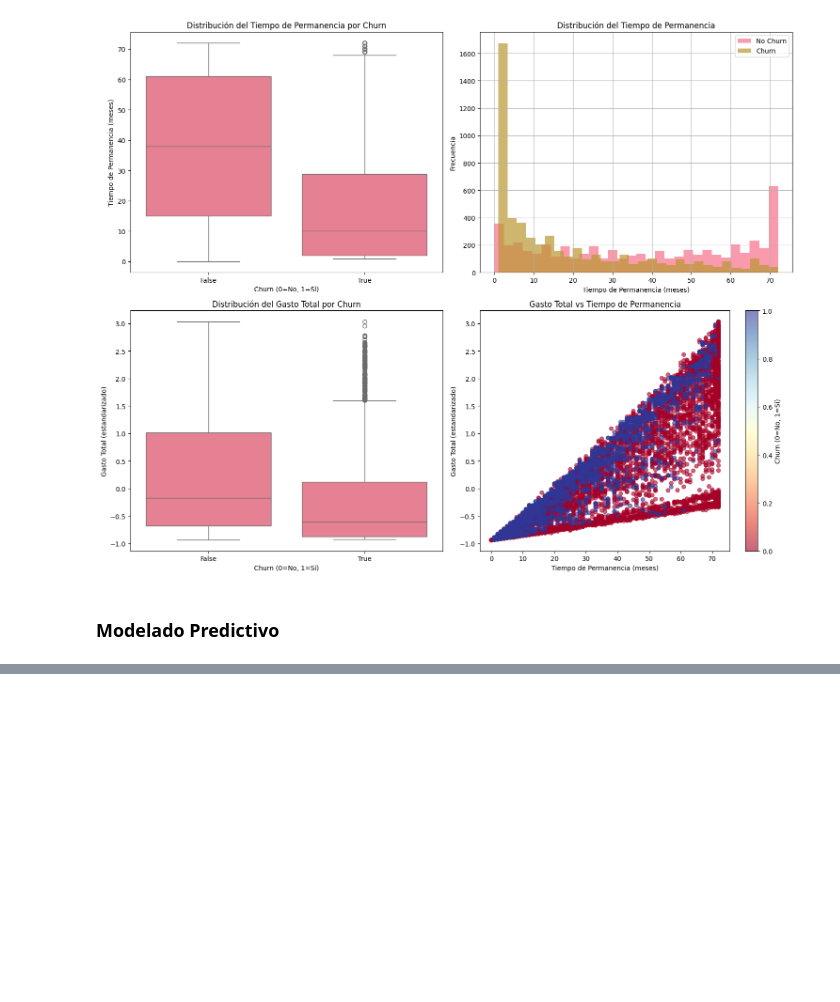
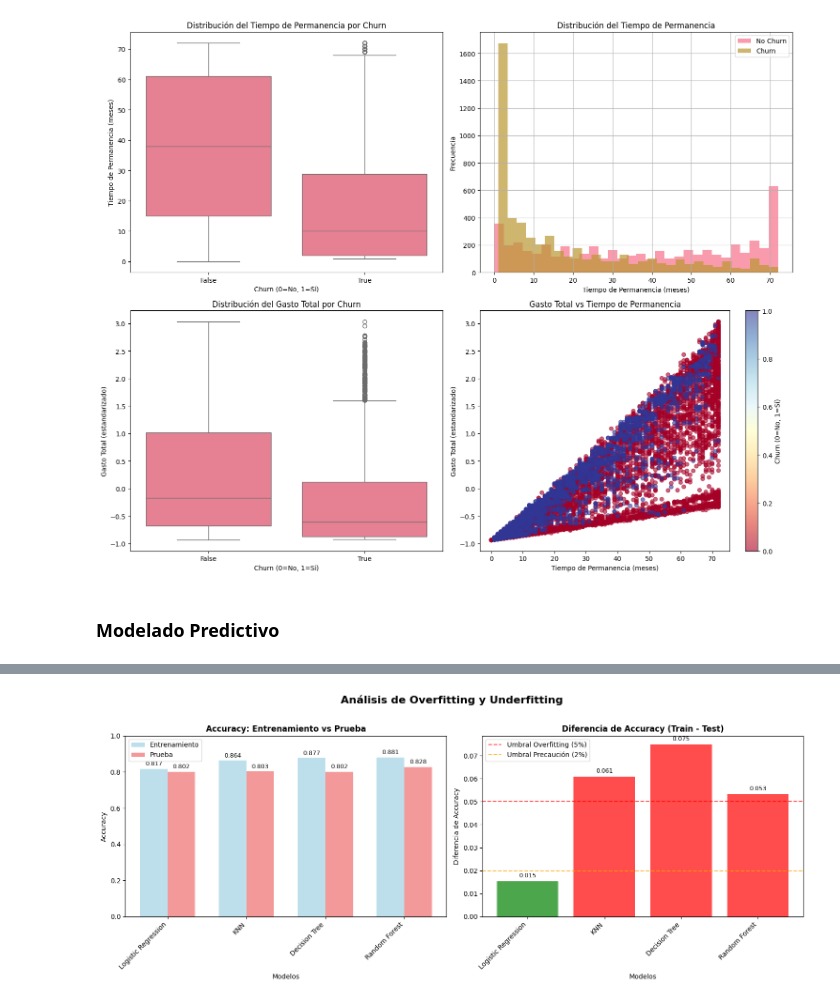
Before and after one commit to Smejia2002/telecomX_prediction, a Jupyter notebook: notebooks/telecomX_parte2.ipynb, the cells around one changed output, grey strips where cells are left out. Drawn from its saved outputs; the diff is of its cells as text; code cells hidden in the pictures; blank space fills up the shorter version.

```diff
--- a/notebooks/telecomX_parte2.ipynb
+++ b/notebooks/telecomX_parte2.ipynb
@@ -267,0 +1248,88 @@ plt.show()
+# %%
+# PASO 6: VISUALIZACIÓN DEL ANÁLISIS DE OVERFITTING/UNDERFITTING
+
+print("\n=== VISUALIZACIÓN DEL ANÁLISIS ===")
+
+# Crear DataFrame para visualización
+df_analisis = pd.DataFrame.from_dict(resultados_analisis, orient='index')
+df_analisis.reset_index(inplace=True)
+df_analisis.rename(columns={'index': 'modelo'}, inplace=True)
+
+# Crear visualización
+fig, axes = plt.subplots(1, 2, figsize=(15, 6))
+
+# Gráfico 1: Comparación Train vs Test Accuracy
+x_pos = np.arange(len(df_analisis))
+width = 0.35
+
+bars1 = axes[0].bar(x_pos - width/2, df_analisis['train_accuracy'], width,
+                   label='Entrenamiento', alpha=0.8, color='lightblue')
+bars2 = axes[0].bar(x_pos + width/2, df_analisis['test_accuracy'], width,
+                   label='Prueba', alpha=0.8, color='lightcoral')
+
+axes[0].set_title('Accuracy: Entrenamiento vs Prueba', fontweight='bold')
+axes[0].set_ylabel('Accuracy')
+axes[0].set_xlabel('Modelos')
+axes[0].set_xticks(x_pos)
+axes[0].set_xticklabels(df_analisis['modelo'], rotation=45, ha='right')
+axes[0].legend()
+axes[0].set_ylim(0, 1)
+
+# Agregar valores en las barras
+for bar in bars1:
+    height = bar.get_height()
+    axes[0].text(bar.get_x() + bar.get_width()/2., height + 0.01,
+                f'{height:.3f}', ha='center', va='bottom', fontsize=9)
+
+for bar in bars2:
+    height = bar.get_height()
+    axes[0].text(bar.get_x() + bar.get_width()/2., height + 0.01,
+                f'{height:.3f}', ha='center', va='bottom', fontsize=9)
+
+# Gráfico 2: Diferencia de Accuracy (indicador de overfitting)
+colors = ['red' if diff > 0.05 else 'orange' if diff > 0.02 else 'green'
+          for diff in df_analisis['difference']]
+
+bars3 = axes[1].bar(x_pos, df_analisis['difference'], color=colors, alpha=0.7)
+axes[1].set_title('Diferencia de Accuracy (Train - Test)', fontweight='bold')
+axes[1].set_ylabel('Diferencia de Accuracy')
+axes[1].set_xlabel('Modelos')
+axes[1].set_xticks(x_pos)
+axes[1].set_xticklabels(df_analisis['modelo'], rotation=45, ha='right')
+
+# Línea de referencia para overfitting
+axes[1].axhline(y=0.05, color='red', linestyle='--', alpha=0.7,
+               label='Umbral Overfitting (5%)')
+axes[1].axhline(y=0.02, color='orange', linestyle='--', alpha=0.7,
+               label='Umbral Precaución (2%)')
+axes[1].legend()
+
+# Agregar valores en las barras
+for bar, diff in zip(bars3, df_analisis['difference']):
+    height = bar.get_height()
+    axes[1].text(bar.get_x() + bar.get_width()/2., height + 0.001,
+                f'{height:.3f}', ha='center', va='bottom', fontsize=9)
+
+plt.suptitle('Análisis de Overfitting y Underfitting', fontsize=16, fontweight='bold', y=1.02)
+plt.tight_layout()
+plt.show()
+
+# Tabla resumen del análisis
+print("\n📋 TABLA RESUMEN DEL ANÁLISIS:")
+print("=" * 80)
+print(f"{'Modelo':<20} {'Train Acc':<10} {'Test Acc':<10} {'Diferencia':<12} {'Diagnóstico':<15}")
+print("=" * 80)
+
+for _, row in df_analisis.iterrows():
+    if row['difference'] > 0.05:
+        diagnostico = "Overfitting"
+    elif row['test_accuracy'] < 0.7:
+        diagnostico = "Underfitting"
+    else:
+        diagnostico = "Balanceado"
+
+    print(f"{row['modelo']:<20} {row['train_accuracy']:<10.4f} {row['test_accuracy']:<10.4f} "
+          f"{row['difference']:<12.4f} {diagnostico:<15}")
+
+print("=" * 80)
+# %% [output]
@@ -267,0 +1337 @@ plt.show()
+[figure, added]
```
Also changed, not shown: parts of 19 cells of this notebook.
